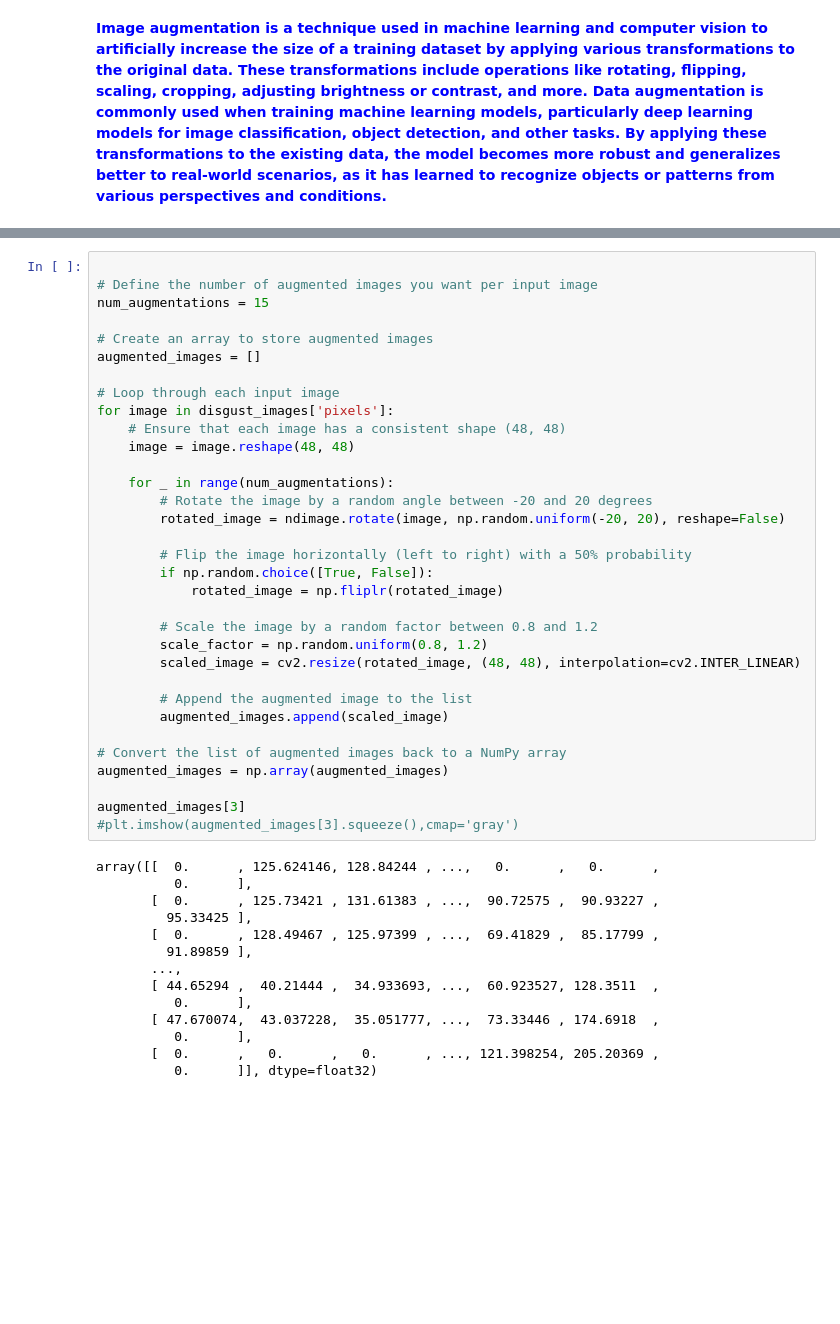
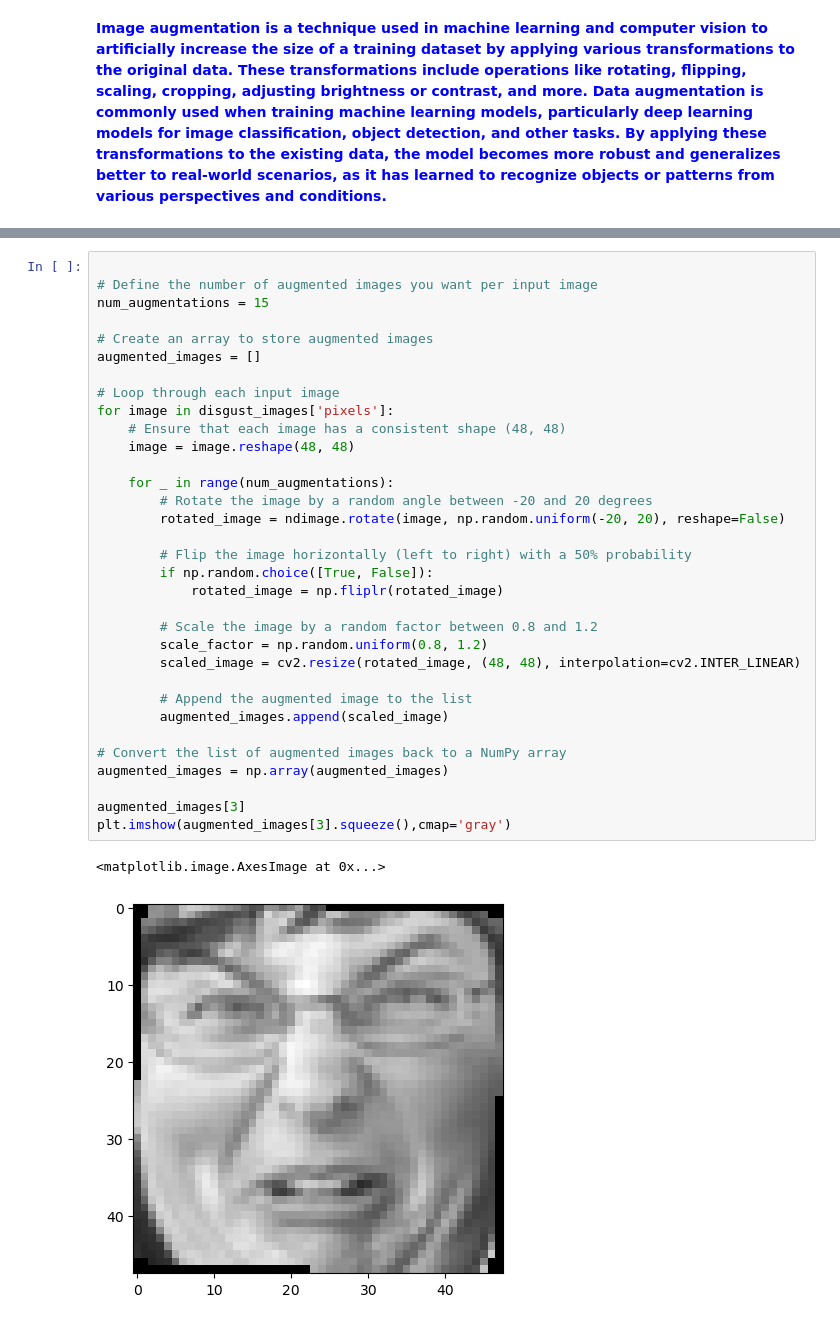
Before and after one commit to sabheen9/CapStone3-Facial_Expression_Classification, a Jupyter notebook: notebooks/Facial_Expression_Classification.ipynb, the cells around one changed output, grey strips where cells are left out. Cells and saved outputs as stored; diff of their text form; blank space fills up the shorter version.

```diff
--- a/notebooks/Facial_Expression_Classification.ipynb
+++ b/notebooks/Facial_Expression_Classification.ipynb
@@ -157,44 +156,33 @@ disgust_images
 num_augmentations = 15
 
 # Create an array to store augmented images
 augmented_images = []
 
 # Loop through each input image
 for image in disgust_images['pixels']:
     # Ensure that each image has a consistent shape (48, 48)
     image = image.reshape(48, 48)
 
     for _ in range(num_augmentations):
         # Rotate the image by a random angle between -20 and 20 degrees
         rotated_image = ndimage.rotate(image, np.random.uniform(-20, 20), reshape=False)
 
         # Flip the image horizontally (left to right) with a 50% probability
         if np.random.choice([True, False]):
             rotated_image = np.fliplr(rotated_image)
 
         # Scale the image by a random factor between 0.8 and 1.2
         scale_factor = np.random.uniform(0.8, 1.2)
         scaled_image = cv2.resize(rotated_image, (48, 48), interpolation=cv2.INTER_LINEAR)
 
         # Append the augmented image to the list
         augmented_images.append(scaled_image)
 
 # Convert the list of augmented images back to a NumPy array
 augmented_images = np.array(augmented_images)
 
 augmented_images[3]
-#plt.imshow(augmented_images[3].squeeze(),cmap='gray')
+plt.imshow(augmented_images[3].squeeze(),cmap='gray')
 # %% [output]
-array([[  0.      , 125.624146, 128.84244 , ...,   0.      ,   0.      ,
-          0.      ],
-       [  0.      , 125.73421 , 131.61383 , ...,  90.72575 ,  90.93227 ,
-         95.33425 ],
-       [  0.      , 128.49467 , 125.97399 , ...,  69.41829 ,  85.17799 ,
-         91.89859 ],
-       ...,
-       [ 44.65294 ,  40.21444 ,  34.933693, ...,  60.923527, 128.3511  ,
-          0.      ],
-       [ 47.670074,  43.037228,  35.051777, ...,  73.33446 , 174.6918  ,
-          0.      ],
-       [  0.      ,   0.      ,   0.      , ..., 121.398254, 205.20369 ,
-          0.      ]], dtype=float32)
+<matplotlib.image.AxesImage at 0x...>
+[figure, added]
```
Also changed, not shown: parts of 4 cells of this notebook.
